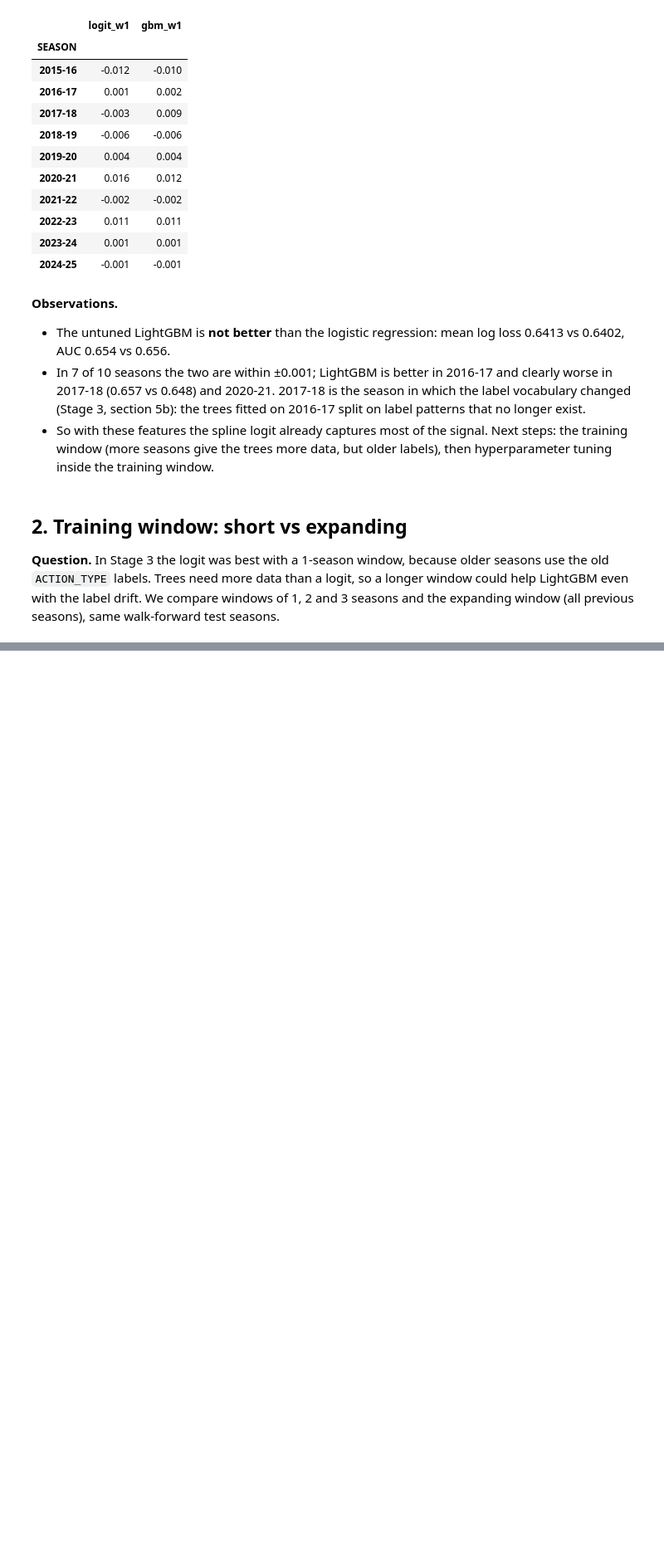
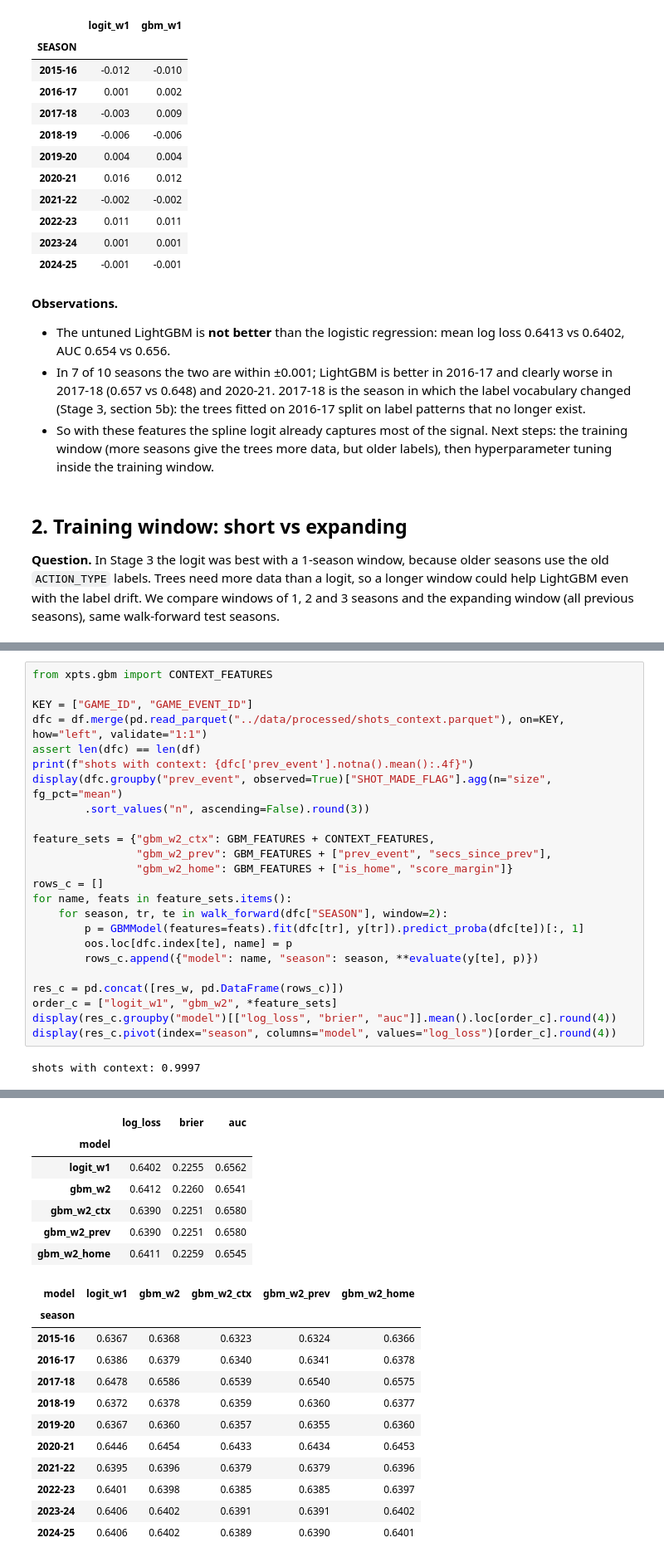
Before and after one commit to ezNobson/nba-xpts, a Jupyter notebook: notebooks/05_lightgbm.ipynb, the cells around one changed output, grey strips where cells are left out. Shown at 83% size. Cells and saved outputs as stored; diff of their text form; blank space fills up the shorter version.

```diff
--- a/notebooks/05_lightgbm.ipynb
+++ b/notebooks/05_lightgbm.ipynb
@@ -120,0 +312,26 @@ display(res_w.pivot(index="season", columns="model", values="log_loss")[order].r
+# %%
+from xpts.gbm import CONTEXT_FEATURES
+
+KEY = ["GAME_ID", "GAME_EVENT_ID"]
+dfc = df.merge(pd.read_parquet("../data/processed/shots_context.parquet"), on=KEY, how="left", validate="1:1")
+assert len(dfc) == len(df)
+print(f"shots with context: {dfc['prev_event'].notna().mean():.4f}")
+display(dfc.groupby("prev_event", observed=True)["SHOT_MADE_FLAG"].agg(n="size", fg_pct="mean")
+        .sort_values("n", ascending=False).round(3))
+
+feature_sets = {"gbm_w2_ctx": GBM_FEATURES + CONTEXT_FEATURES,
+                "gbm_w2_prev": GBM_FEATURES + ["prev_event", "secs_since_prev"],
+                "gbm_w2_home": GBM_FEATURES + ["is_home", "score_margin"]}
+rows_c = []
+for name, feats in feature_sets.items():
+    for season, tr, te in walk_forward(dfc["SEASON"], window=2):
+        p = GBMModel(features=feats).fit(dfc[tr], y[tr]).predict_proba(dfc[te])[:, 1]
+        oos.loc[dfc.index[te], name] = p
+        rows_c.append({"model": name, "season": season, **evaluate(y[te], p)})
+
+res_c = pd.concat([res_w, pd.DataFrame(rows_c)])
+order_c = ["logit_w1", "gbm_w2", *feature_sets]
+display(res_c.groupby("model")[["log_loss", "brier", "auc"]].mean().loc[order_c].round(4))
+display(res_c.pivot(index="season", columns="model", values="log_loss")[order_c].round(4))
+# %% [output]
+shots with context: 0.9997
@@ -120,0 +352,19 @@ display(res_w.pivot(index="season", columns="model", values="log_loss")[order].r
+|  | log_loss | brier | auc |
+| model |  |  |  |
+| logit_w1 | 0.6402 | 0.2255 | 0.6562 |
+| gbm_w2 | 0.6412 | 0.2260 | 0.6541 |
+| gbm_w2_ctx | 0.6390 | 0.2251 | 0.6580 |
+| gbm_w2_prev | 0.6390 | 0.2251 | 0.6580 |
+| gbm_w2_home | 0.6411 | 0.2259 | 0.6545 |
+| model | logit_w1 | gbm_w2 | gbm_w2_ctx | gbm_w2_prev | gbm_w2_home |
+| season |  |  |  |  |  |
+| 2015-16 | 0.6367 | 0.6368 | 0.6323 | 0.6324 | 0.6366 |
+| 2016-17 | 0.6386 | 0.6379 | 0.6340 | 0.6341 | 0.6378 |
+| 2017-18 | 0.6478 | 0.6586 | 0.6539 | 0.6540 | 0.6575 |
+| 2018-19 | 0.6372 | 0.6378 | 0.6359 | 0.6360 | 0.6377 |
+| 2019-20 | 0.6367 | 0.6360 | 0.6357 | 0.6355 | 0.6360 |
+| 2020-21 | 0.6446 | 0.6454 | 0.6433 | 0.6434 | 0.6453 |
+| 2021-22 | 0.6395 | 0.6396 | 0.6379 | 0.6379 | 0.6396 |
+| 2022-23 | 0.6401 | 0.6398 | 0.6385 | 0.6385 | 0.6397 |
+| 2023-24 | 0.6406 | 0.6402 | 0.6391 | 0.6391 | 0.6402 |
+| 2024-25 | 0.6406 | 0.6402 | 0.6389 | 0.6390 | 0.6401 |
```
Also changed, not shown: parts of 13 cells of this notebook, 18 other files.
